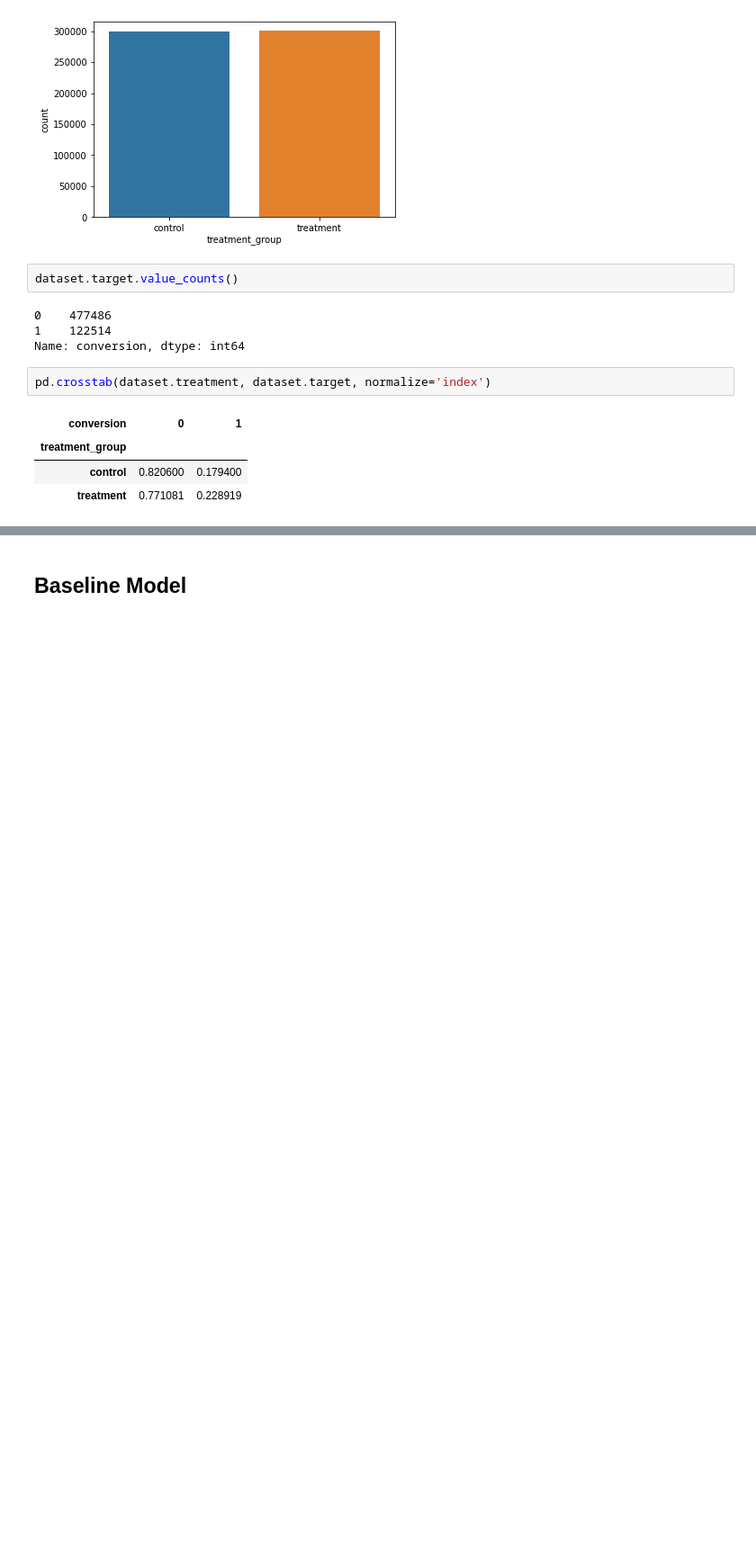
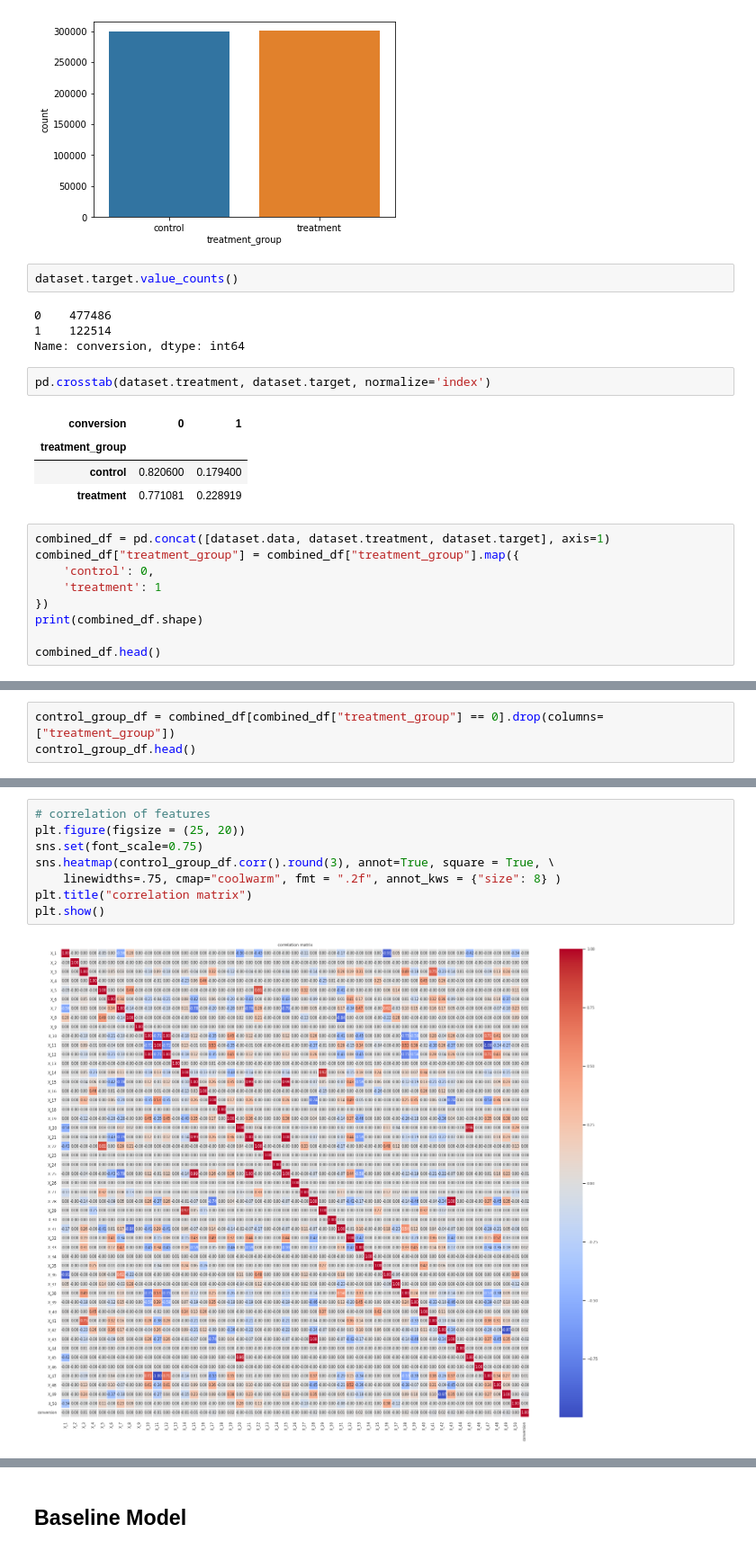
Before and after one commit to shenghaowang/aca-personalized-marketing, a Jupyter notebook: notebooks/MegaFon Uplift Competition.ipynb, the cells around one changed output, grey strips where cells are left out. Shown at 90% size. Saved outputs shown, nothing was run; the diff lists cells and outputs as text; blank space fills up the shorter version.

```diff
--- a/notebooks/MegaFon Uplift Competition.ipynb
+++ b/notebooks/MegaFon Uplift Competition.ipynb
@@ -105,3 +107,12 @@ pd.crosstab(dataset.treatment, dataset.target, normalize='index')
 | treatment_group |  |  |
 | control | 0.820600 | 0.179400 |
 | treatment | 0.771081 | 0.228919 |
+# %%
+combined_df = pd.concat([dataset.data, dataset.treatment, dataset.target], axis=1)
+combined_df["treatment_group"] = combined_df["treatment_group"].map({
+    'control': 0,
+    'treatment': 1
+})
+print(combined_df.shape)
+
+combined_df.head()
@@ -107,0 +128,3 @@ pd.crosstab(dataset.treatment, dataset.target, normalize='index')
+# %%
+control_group_df = combined_df[combined_df["treatment_group"] == 0].drop(columns=["treatment_group"])
+control_group_df.head()
@@ -107,0 +139,10 @@ pd.crosstab(dataset.treatment, dataset.target, normalize='index')
+# %%
+# correlation of features
+plt.figure(figsize = (25, 20))
+sns.set(font_scale=0.75)
+sns.heatmap(control_group_df.corr().round(3), annot=True, square = True, \
+    linewidths=.75, cmap="coolwarm", fmt = ".2f", annot_kws = {"size": 8} )
+plt.title("correlation matrix")
+plt.show()
+# %% [output]
+[figure, added]
```
Also changed, not shown: parts of 35 cells of this notebook.
